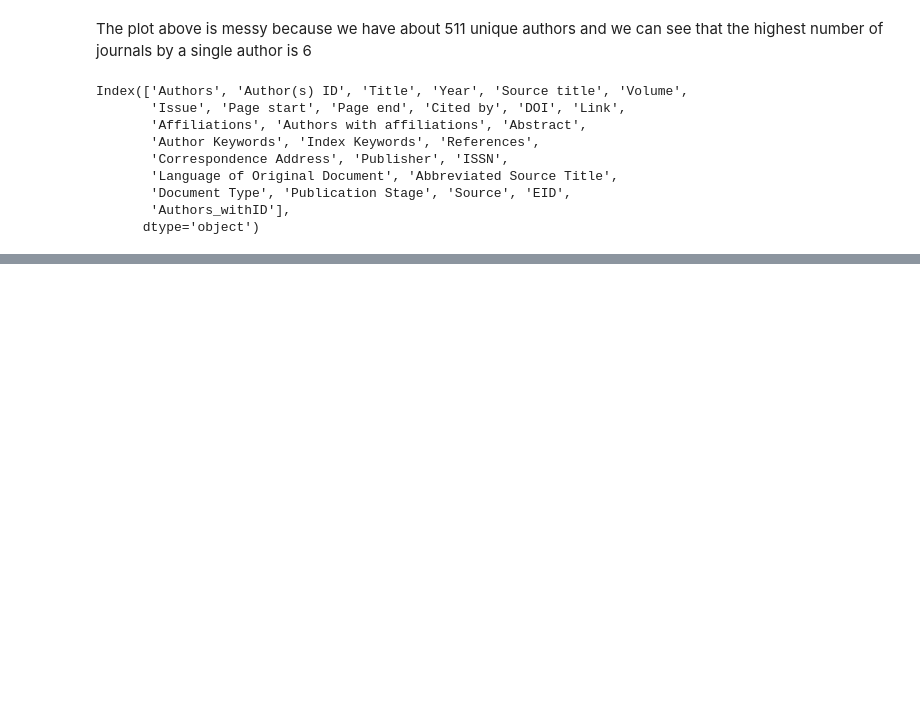
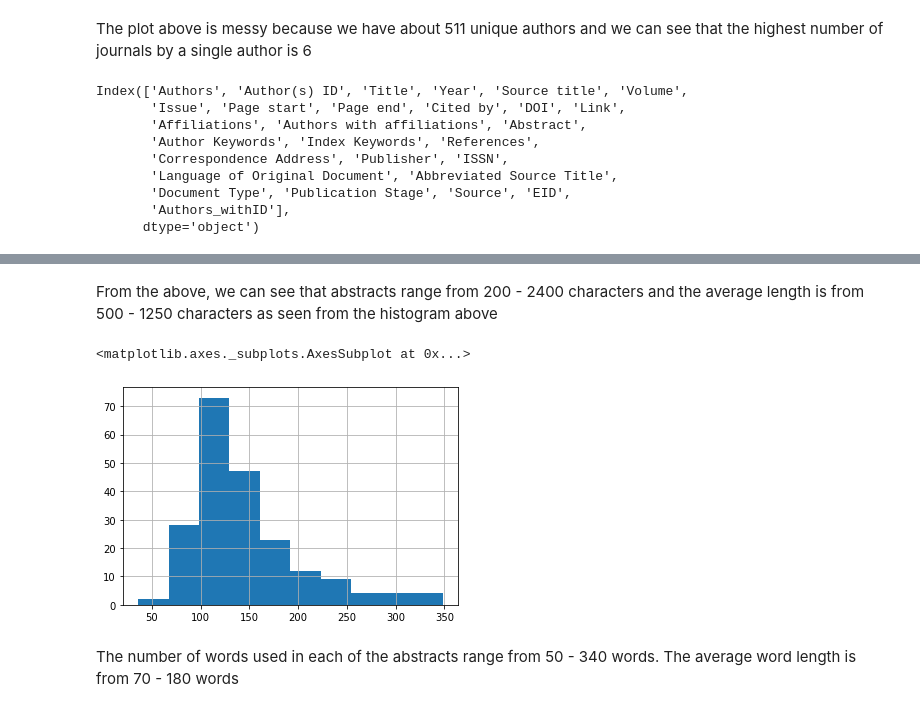
Before and after one commit to rahulgundre/HDSCWINTER-22_Premier-project, a Jupyter notebook: EDA analysis .ipynb, the cells around one changed output, grey strips where cells are left out. Drawn from its saved outputs; the diff is of its cells as text; code cells hidden in the pictures; blank space fills up the shorter version.

```diff
--- a/EDA analysis .ipynb
+++ b/EDA analysis .ipynb
@@ -364,0 +277,9 @@ IndexError: only integers, slices (`:`), ellipsis (`...`), numpy.newaxis (`None`
+# %% [markdown]
+From the above, we can see that abstracts range from 200 - 2400 characters and the average length is from 500 - 1250 characters as seen from the histogram above
+# %%
+df_1["Abstract"].str.split().map(lambda x: len(x)).hist()
+# %% [output]
+<matplotlib.axes._subplots.AxesSubplot at 0x...>
+[figure, added]
+# %% [markdown]
+The number of words used in each of the abstracts range from 50 - 340 words. The average word length is from 70 - 180 words
```
Also changed, not shown: parts of 47 cells of this notebook.
